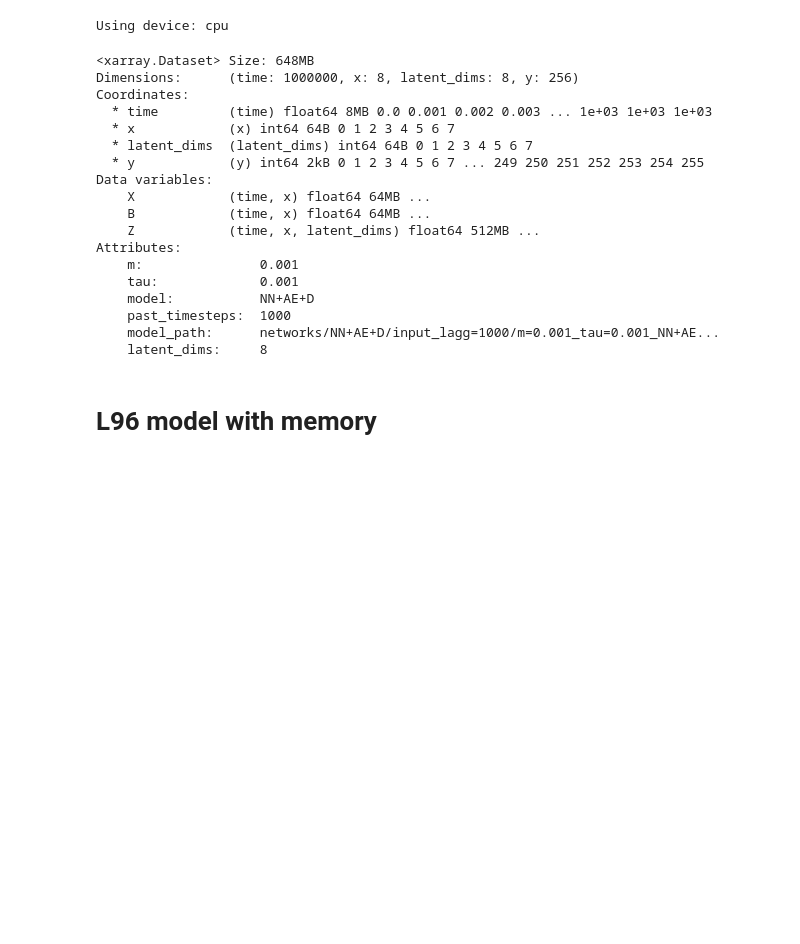
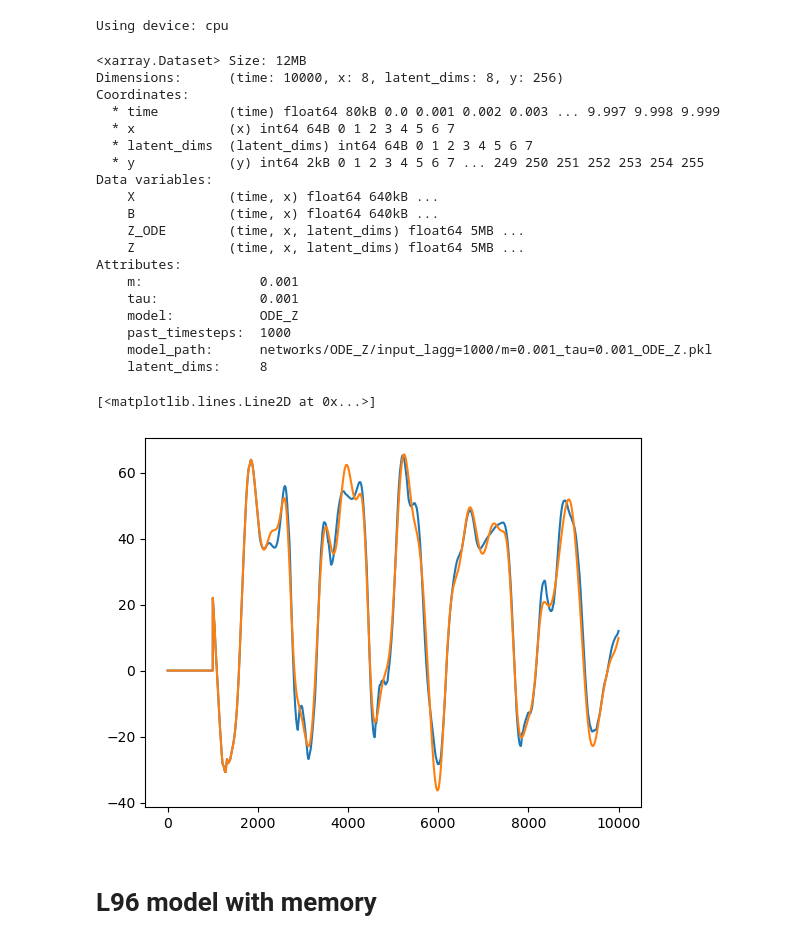
Before and after one commit to DLR-PA-EVA/schoenfeld26james_PrognosticMemoryParmeterizations, a Jupyter notebook: plots.ipynb, the cells around one changed output. Drawn from its saved outputs; the diff is of its cells as text; code cells hidden in the pictures; blank space fills up the shorter version.

```diff
--- a/plots.ipynb
+++ b/plots.ipynb
@@ -29,27 +27,36 @@ Using device: cpu
 initX, initY = np.load('./initX.npy'), np.load('./initY.npy')
 np.random.seed(123)
 # %%
-L96 = xr.open_dataset('online_runs/NN+AE+D/input_lagg=1000/time=1000MTU_m=0.001_tau=0.001.nc', engine='netcdf4')
+L96 = xr.open_dataset('online_runs/ODE_Z/input_lagg=1000/time=10MTU_m=0.001_tau=0.001.nc')
 L96
 # %% [output]
-<xarray.Dataset> Size: 648MB
-Dimensions:      (time: 1000000, x: 8, latent_dims: 8, y: 256)
+<xarray.Dataset> Size: 12MB
+Dimensions:      (time: 10000, x: 8, latent_dims: 8, y: 256)
 Coordinates:
-  * time         (time) float64 8MB 0.0 0.001 0.002 0.003 ... 1e+03 1e+03 1e+03
+  * time         (time) float64 80kB 0.0 0.001 0.002 0.003 ... 9.997 9.998 9.999
   * x            (x) int64 64B 0 1 2 3 4 5 6 7
   * latent_dims  (latent_dims) int64 64B 0 1 2 3 4 5 6 7
   * y            (y) int64 2kB 0 1 2 3 4 5 6 7 ... 249 250 251 252 253 254 255
 Data variables:
-    X            (time, x) float64 64MB ...
-    B            (time, x) float64 64MB ...
-    Z            (time, x, latent_dims) float64 512MB ...
+    X            (time, x) float64 640kB ...
+    B            (time, x) float64 640kB ...
+    Z_ODE        (time, x, latent_dims) float64 5MB ...
+    Z            (time, x, latent_dims) float64 5MB ...
 Attributes:
     m:               0.001
     tau:             0.001
-    model:           NN+AE+D
+    model:           ODE_Z
     past_timesteps:  1000
-    model_path:      networks/NN+AE+D/input_lagg=1000/m=0.001_tau=0.001_NN+AE...
+    model_path:      networks/ODE_Z/input_lagg=1000/m=0.001_tau=0.001_ODE_Z.pkl
     latent_dims:     8
+# %%
+Z, Z_ODE = L96.Z.values, L96.Z_ODE.values
+k,i = 0, 1
+plt.plot(Z[:, k, i])
+plt.plot(Z_ODE[:, k, i])
+# %% [output]
+[<matplotlib.lines.Line2D at 0x...>]
+[figure, added]
 # %% [markdown]
 # L96 model with memory
 # %% [markdown]
```
Also changed, not shown: parts of 2 cells of this notebook, 3 other files.
